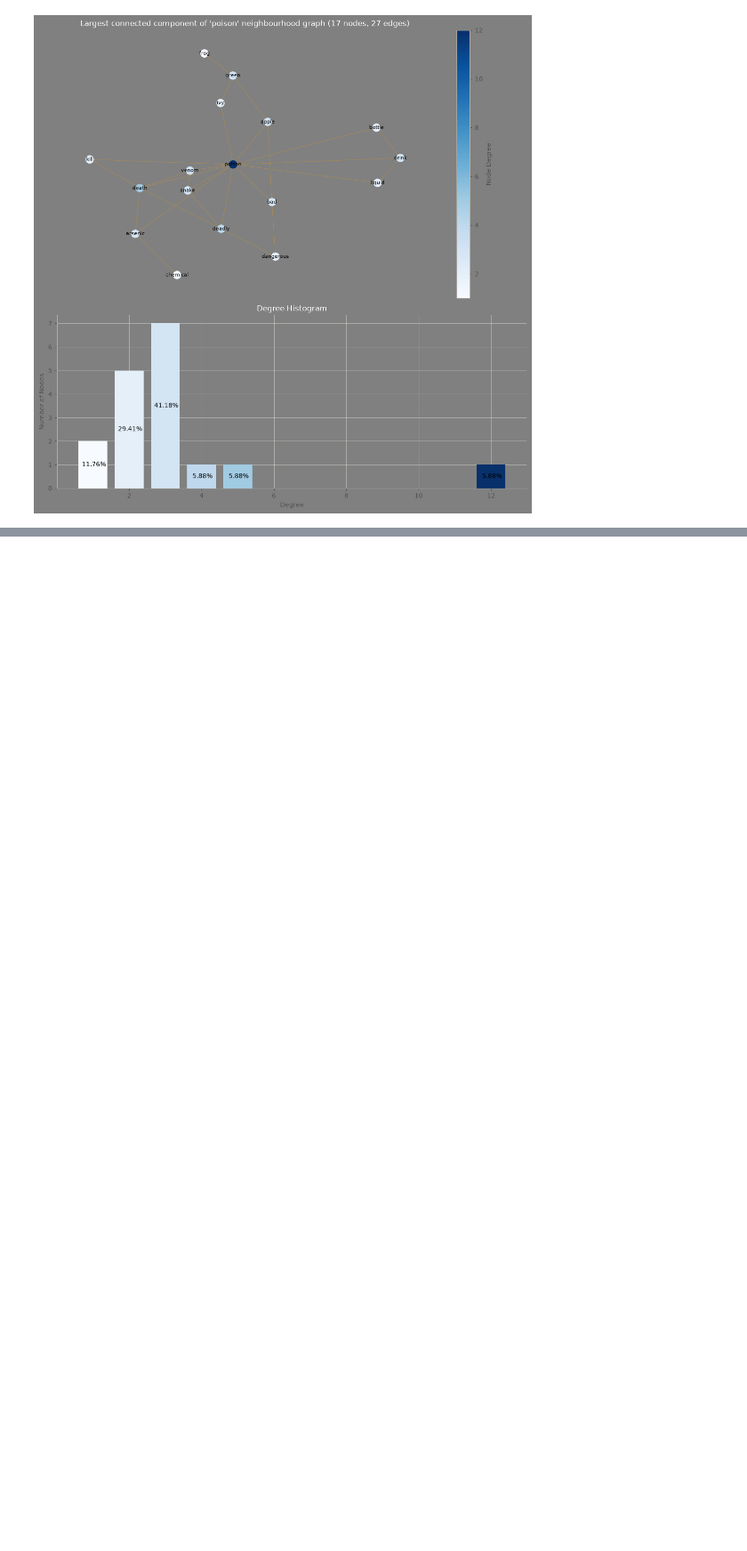
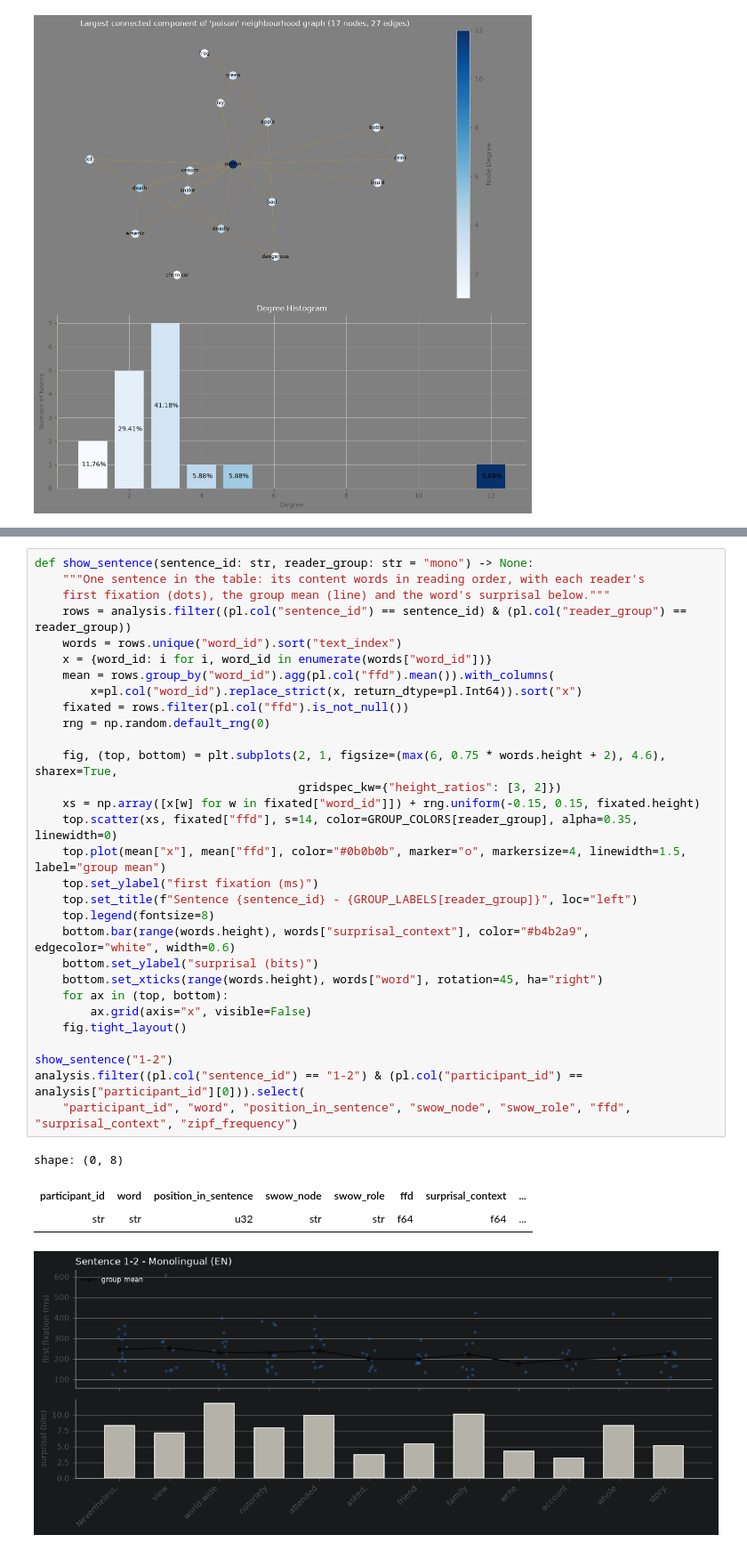
Before and after one commit to raphael39/swow-network, a Jupyter notebook: notebooks/geco.ipynb, the cells around one changed output, grey strips where cells are left out. Shown at 89% size. Saved outputs shown, nothing was run; the diff lists cells and outputs as text; blank space fills up the shorter version.

```diff
--- a/notebooks/geco.ipynb
+++ b/notebooks/geco.ipynb
@@ -445,0 +548,35 @@ visualize_degree_distribution(ego_network(cue_edges, word), f"'{word}' neighbour
+# %%
+def show_sentence(sentence_id: str, reader_group: str = "mono") -> None:
+    """One sentence in the table: its content words in reading order, with each reader's
+    first fixation (dots), the group mean (line) and the word's surprisal below."""
+    rows = analysis.filter((pl.col("sentence_id") == sentence_id) & (pl.col("reader_group") == reader_group))
+    words = rows.unique("word_id").sort("text_index")
+    x = {word_id: i for i, word_id in enumerate(words["word_id"])}
+    mean = rows.group_by("word_id").agg(pl.col("ffd").mean()).with_columns(
+        x=pl.col("word_id").replace_strict(x, return_dtype=pl.Int64)).sort("x")
+    fixated = rows.filter(pl.col("ffd").is_not_null())
+    rng = np.random.default_rng(0)
+
+    fig, (top, bottom) = plt.subplots(2, 1, figsize=(max(6, 0.75 * words.height + 2), 4.6), sharex=True,
+                                      gridspec_kw={"height_ratios": [3, 2]})
+    xs = np.array([x[w] for w in fixated["word_id"]]) + rng.uniform(-0.15, 0.15, fixated.height)
+    top.scatter(xs, fixated["ffd"], s=14, color=GROUP_COLORS[reader_group], alpha=0.35, linewidth=0)
+    top.plot(mean["x"], mean["ffd"], color="#0b0b0b", marker="o", markersize=4, linewidth=1.5, label="group mean")
+    top.set_ylabel("first fixation (ms)")
+    top.set_title(f"Sentence {sentence_id} - {GROUP_LABELS[reader_group]}", loc="left")
+    top.legend(fontsize=8)
+    bottom.bar(range(words.height), words["surprisal_context"], color="#b4b2a9", edgecolor="white", width=0.6)
+    bottom.set_ylabel("surprisal (bits)")
+    bottom.set_xticks(range(words.height), words["word"], rotation=45, ha="right")
+    for ax in (top, bottom):
+        ax.grid(axis="x", visible=False)
+    fig.tight_layout()
+
+show_sentence("1-2")
+analysis.filter((pl.col("sentence_id") == "1-2") & (pl.col("participant_id") == analysis["participant_id"][0])).select(
+    "participant_id", "word", "position_in_sentence", "swow_node", "swow_role", "ffd", "surprisal_context", "zipf_frequency")
+# %% [output]
+shape: (0, 8)
+| participant_id | word | position_in_sentence | swow_node | swow_role | ffd | surprisal_context | ... |
+| str | str | u32 | str | str | f64 | f64 | ... |
+[figure, added]
```
Also changed, not shown: parts of 9 cells of this notebook, 3 other files.
